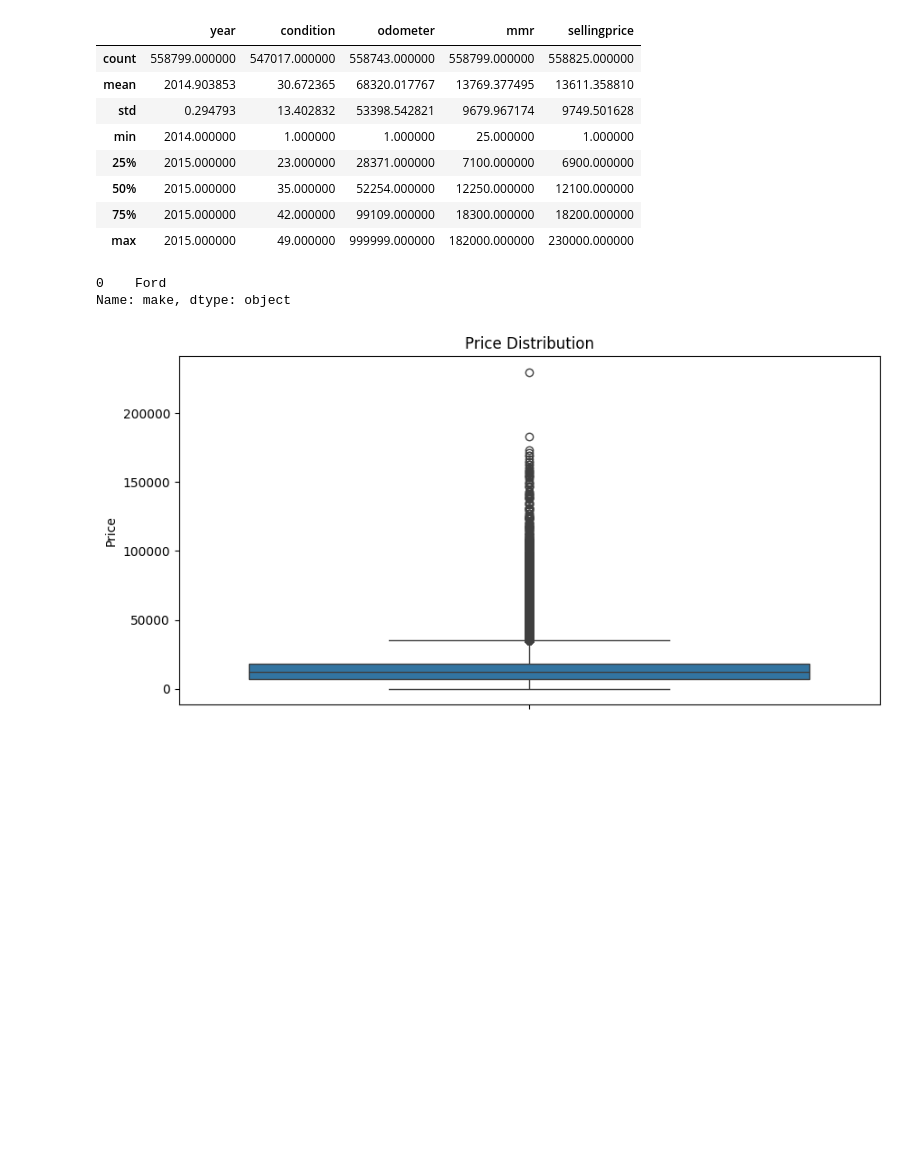
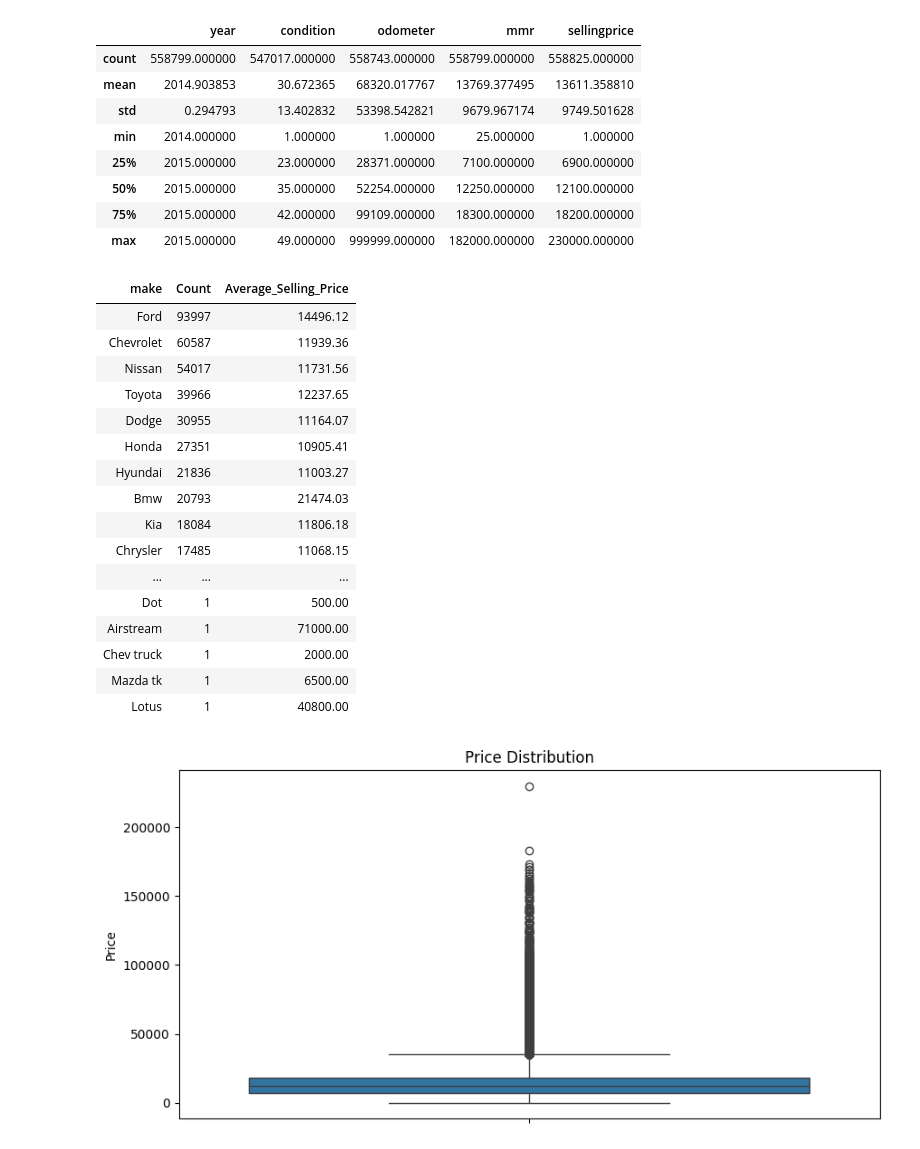
Before and after one commit to borhenDH/Car-sales-analysis-and-prediction-, a Jupyter notebook: Analysis.ipynb, the cells around one changed output. Saved outputs shown, nothing was run; the diff lists cells and outputs as text; code cells hidden in the pictures; blank space fills up the shorter version.

```diff
--- a/Analysis.ipynb
+++ b/Analysis.ipynb
@@ -206,11 +206,39 @@ data.describe()
 | 50% | 2015.000000 | 35.000000 | 52254.000000 | 12250.000000 | 12100.000000 |
 | 75% | 2015.000000 | 42.000000 | 99109.000000 | 18300.000000 | 18200.000000 |
 | max | 2015.000000 | 49.000000 | 999999.000000 | 182000.000000 | 230000.000000 |
-# %%
-data['make'].mode()
-# %% [output]
-0    Ford
-Name: make, dtype: object
+# %%
+# Calculate the count and average selling price for each brand
+brand_stats = data.groupby('make').agg(
+    Count=('make', 'size'),
+    Average_Selling_Price=('sellingprice', 'mean')
+).reset_index()
+brand_stats = brand_stats.sort_values(by='Count', ascending=False)
+
+scrollable_table = brand_stats.to_html(classes="table table-striped", index=False, float_format="%.2f")
+scrollable_table = f"""
+<div style="max-height:300px; overflow:auto; border:1px solid #ccc;">
+  {scrollable_table}
+</div>
+"""
+display(HTML(scrollable_table))
+# %% [output]
+| make | Count | Average_Selling_Price |
+| Ford | 93997 | 14496.12 |
+| Chevrolet | 60587 | 11939.36 |
+| Nissan | 54017 | 11731.56 |
+| Toyota | 39966 | 12237.65 |
+| Dodge | 30955 | 11164.07 |
+| Honda | 27351 | 10905.41 |
+| Hyundai | 21836 | 11003.27 |
+| Bmw | 20793 | 21474.03 |
+| Kia | 18084 | 11806.18 |
+| Chrysler | 17485 | 11068.15 |
+| ... | ... | ... |
+| Dot | 1 | 500.00 |
+| Airstream | 1 | 71000.00 |
+| Chev truck | 1 | 2000.00 |
+| Mazda tk | 1 | 6500.00 |
+| Lotus | 1 | 40800.00 |
 # %%
 import matplotlib.pyplot as plt
 import seaborn as sns
```
Also changed, not shown: parts of 10 cells of this notebook.
